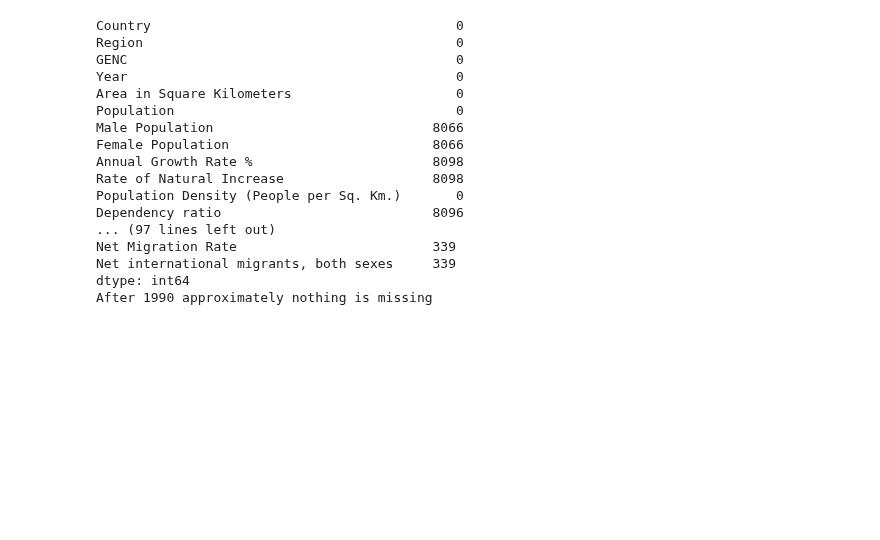
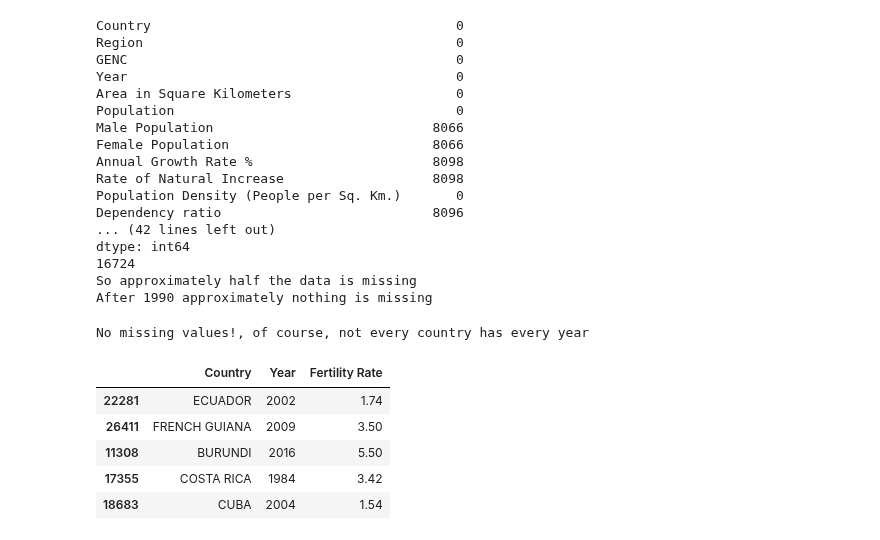
Before and after one commit to addmelo/ACME, a Jupyter notebook: clean_population.ipynb, the cells around one changed output. Saved outputs shown, nothing was run; the diff lists cells and outputs as text; code cells hidden in the pictures; blank space fills up the shorter version.

```diff
--- a/clean_population.ipynb
+++ b/clean_population.ipynb
@@ -41,9 +46,6 @@ missing_values_per_column = df.isna().sum()
 print(missing_values_per_column)
 print(len(df))
 print("So approximately half the data is missing")
-
-missing_values_post1990 = df[df["Year"] >= 1990].isna().sum()
-print(missing_values_post1990)
 print("After 1990 approximately nothing is missing")
 # %% [output]
 Country                                       0
@@ -58,8 +60,8 @@ Annual Growth Rate %                       8098
 Rate of Natural Increase                   8098
 Population Density (People per Sq. Km.)       0
 Dependency ratio                           8096
-... (97 lines left out)
-Net Migration Rate                         339
-Net international migrants, both sexes     339
+... (42 lines left out)
 dtype: int64
+16724
+So approximately half the data is missing
 After 1990 approximately nothing is missing
@@ -68,0 +71,42 @@ df.to_csv('cleaned_population_data.csv')
+# %%
+#Alternate Dataset
+df = pd.read_csv('undesa_pd_2019_world_fertility_dataset.csv')
+
+#Only want to keep measures using TFR - Total Fertility Rate
+df = df[df["Indicator"] == "TFR"]
+
+#Change Country Name to uppercase
+df['Country or Area'] = df["Country or Area"].str.upper()
+df = df.rename(columns={"Country or Area": "Country"})
+
+#Keep the columns we want
+df = df[['Country', 'Date', 'Value']]
+
+#Rename Value to Fertility Rate
+df = df.rename(columns={"Value": "Fertility Rate"})
+
+#Send Years to an int
+df['Date'] = np.floor(df['Date']).astype(int)
+df = df.rename(columns={"Date": "Year"})
+
+#Figure out how many are missing
+missing_values_per_column = df.isna().sum()
+print("No missing values!, of course, not every country has every year")
+
+#Get rid of duplicates
+df = df.drop_duplicates(subset=['Year', 'Country'])
+
+
+#Save the Dataframe
+df.to_csv('cleaned_fertility_data.csv')
+
+#Look at a sample
+df.sample(5)
+# %% [output]
+No missing values!, of course, not every country has every year
+|  | Country | Year | Fertility Rate |
+| 22281 | ECUADOR | 2002 | 1.74 |
+| 26411 | FRENCH GUIANA | 2009 | 3.50 |
+| 11308 | BURUNDI | 2016 | 5.50 |
+| 17355 | COSTA RICA | 1984 | 3.42 |
+| 18683 | CUBA | 2004 | 1.54 |
```
Also changed, not shown: parts of 8 cells of this notebook.
